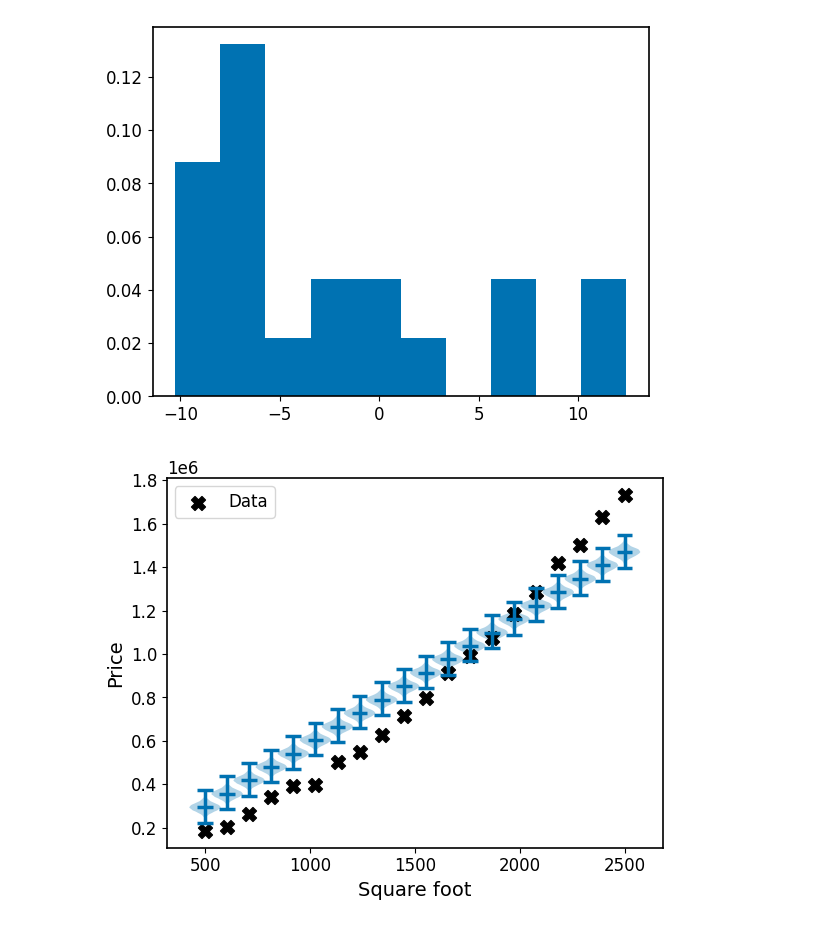
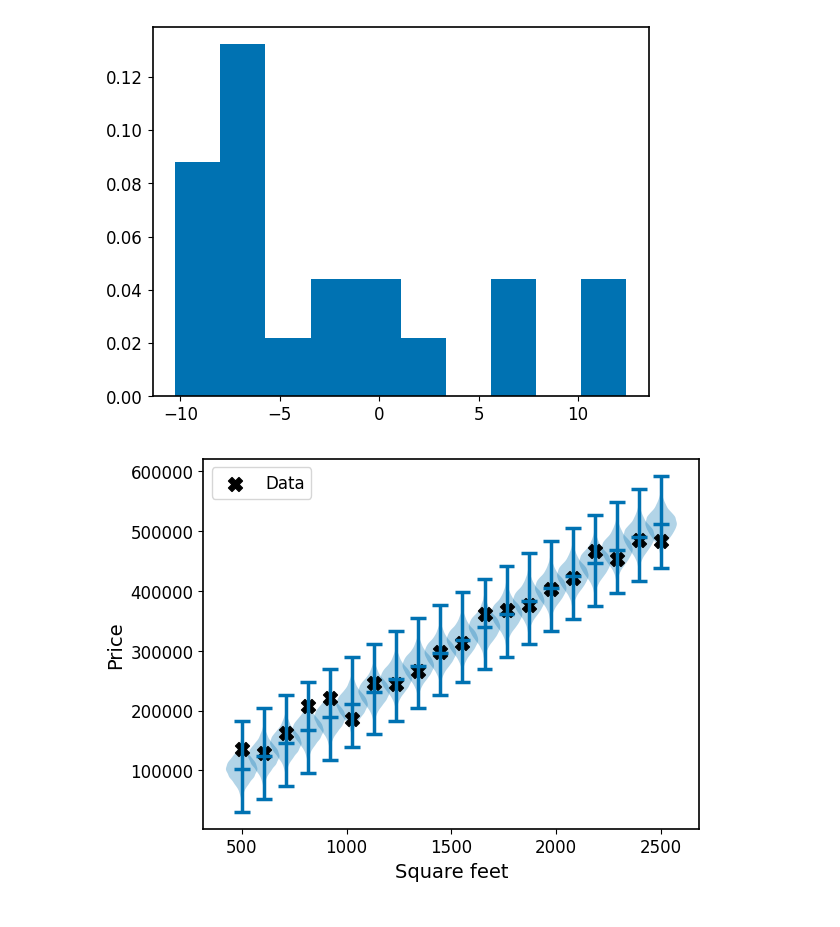
Before and after one commit to KrisNguyen135/Grokking-Bayes, a Jupyter notebook: ch04/02 - Bayesian linear regression.ipynb, the cells around one changed output. Drawn from its saved outputs; the diff is of its cells as text; code cells hidden in the pictures.

```diff
--- a/ch04/02 - Bayesian linear regression.ipynb
+++ b/ch04/02 - Bayesian linear regression.ipynb
@@ -48,7 +48,7 @@ np.random.seed(0)
 x = np.linspace(500, 2500, 20)  # square footage
 true_w = 200  # dollars per sqft
 noise = np.random.normal(0, 20000, size=x.shape)
-y = true_w * x + x**2 / 5 + noise
+y = true_w * x + noise #+ x**2 / 5
 # %%
 post_sigma2 = 1 / (1 / sigma2 + (np.sum(x**2) / sigma2_noise))
 post_mu = post_sigma2 * (mu / sigma2 + np.sum(x * y) / sigma2_noise)
@@ -95,18 +95,18 @@ plt.show()
 # %%
 plt.violinplot(
     post_y_samples,
     positions=x,
     widths=150,
     showmeans=True,
     # label="Posterior predictive samples",
 )
 
 plt.scatter(x, y, label="Data", marker="X", c="k", s=100)
 
-plt.xlabel("Square foot")
+plt.xlabel("Square feet")
 plt.ylabel("Price")
 plt.legend()
 
 plt.show()
 # %% [output]
-[figure, old version]
+[figure, new version]
```
Also changed, not shown: parts of 1 cell of this notebook, 9 other files.
